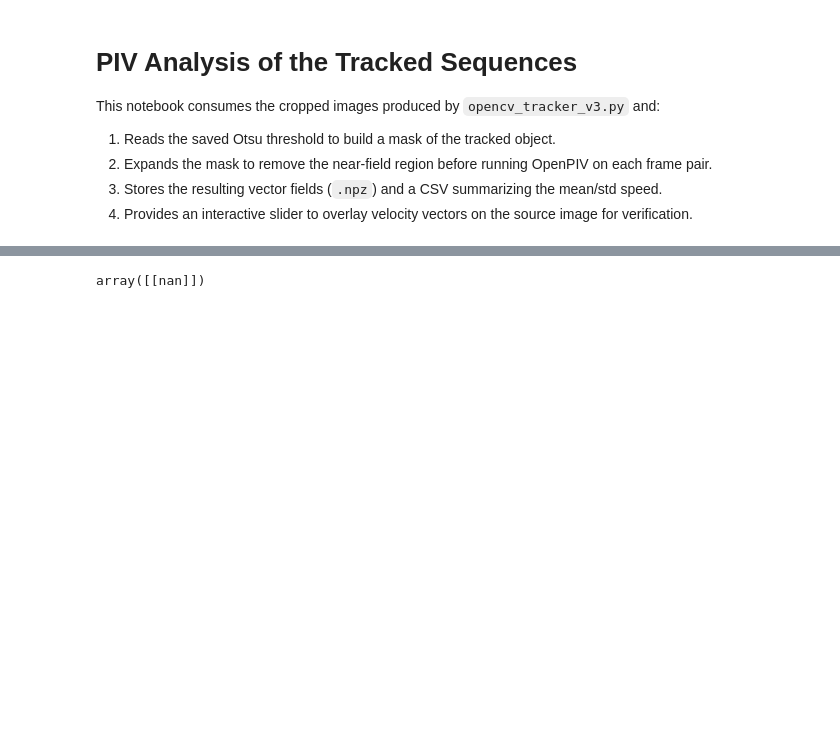
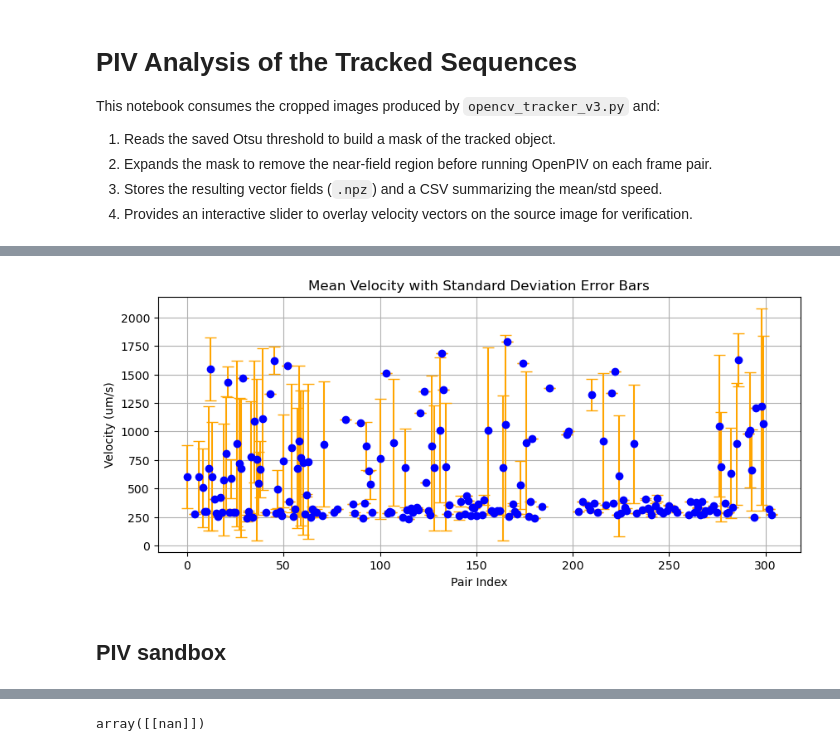
Before and after one commit to deepakkrishnamurthy/gravitymachine-analysis-scripts, a Jupyter notebook: notebooks/piv_processing.ipynb, the cells around one changed output, grey strips where cells are left out. Cells and saved outputs as stored; diff of their text form; code cells hidden in the pictures; blank space fills up the shorter version.

```diff
--- a/notebooks/piv_processing.ipynb
+++ b/notebooks/piv_processing.ipynb
@@ -41,6 +41,7 @@ try:
     process_module = _import_module('openpiv.process', 'openpiv.pyprocess')
     scaling = _import_module('openpiv.scaling')
     validation = _import_module('openpiv.validation')
+    tools = _import_module('openpiv.tools')
 except ModuleNotFoundError as exc:
     raise ModuleNotFoundError(
         "OpenPIV is required for the PIV cells. Install it with `pip install openpiv==0.23.4 using the same Python kernel you run this notebook with, then restart the kernel."
@@ -50,6 +51,7 @@ openpiv.filters = filters
 openpiv.process = process_module
 openpiv.scaling = scaling
 openpiv.validation = validation
+openpiv.tools = tools
 # %%
 def resolve_path(path_like, base_dir: Path) -> Path:
     candidate = Path(path_like)
@@ -115,9 +117,7 @@ Loaded 1 folder summaries and 157 tracking rows.
 # %%
 def build_far_field_mask(image: np.ndarray, threshold: float, iterations: int = 5):
     _, mask = cv2.threshold(image, int(threshold), 255, cv2.THRESH_BINARY)
-    # check mask is not empty
     if not np.any(mask):
-        # Fall back to a default Otsu threshold if the provided threshold results in an empty mask
         _, mask = cv2.threshold(image, 0, 255, cv2.THRESH_BINARY + cv2.THRESH_OTSU)
 
     kernel = cv2.getStructuringElement(cv2.MORPH_ELLIPSE, (11, 11))
@@ -125,8 +125,35 @@ def build_far_field_mask(image: np.ndarray, threshold: float, iterations: int =
     far_field = cv2.bitwise_not(expanded)
     return far_field, expanded
 
+def histogram_stretch(image: np.ndarray, lower_pct: float = 0.1, upper_pct: float = 99.9) -> np.ndarray:
+    arr = np.asarray(image, dtype=np.float32)
+    if arr.ndim != 2:
+        arr = cv2.cvtColor(arr, cv2.COLOR_BGR2GRAY)
+    low = np.percentile(arr, lower_pct)
+    high = np.percentile(arr, upper_pct)
+    if high <= low:
+        return arr.astype(np.uint8)
+    stretched = (arr - low) * (255.0 / (high - low))
+    stretched = np.clip(stretched, 0, 255).astype(np.uint8)
+    return stretched
+
 def even_window_size(value: int, minimum: int = 32) -> int:
     sanitized = max(minimum, value)
     if sanitized % 2 != 0:
         sanitized -= 1
     return max(sanitized, minimum)
+
+def mask_vectors_by_image_mask(x, y, u, v, mask):
+    mask_arr = np.asarray(mask)
+    if mask_arr.ndim != 2:
+        return u, v
+    object_mask = mask_arr == 0
+    h, w = object_mask.shape
+    xi = np.clip(np.round(x).astype(int), 0, w - 1)
+    yi = np.clip(np.round(y).astype(int), 0, h - 1)
+    inside_object = object_mask[yi, xi]
+    u_out = np.asarray(u, dtype=float).copy()
+    v_out = np.asarray(v, dtype=float).copy()
+    u_out[inside_object] = np.nan
+    v_out[inside_object] = np.nan
+    return u_out, v_out
@@ -311,3 +390,16 @@ VBox(children=(Dropdown(description='Subfolder', options=('0',), value='0'), Int
+# %%
+# Plot the mean velocity and std velocity vs pair_index as an error bar plot using matplotlib, with mean velocity in blue and std velocity in orange
+plt.figure(figsize=(10, 4))
+plt.errorbar(stats_df['pair_index'], stats_df['mean_velocity'], yerr=stats_df['std_velocity'], fmt='o', ecolor='orange', color='blue', capsize=5)
+plt.title('Mean Velocity with Standard Deviation Error Bars')
+plt.xlabel('Pair Index')
+plt.ylabel('Velocity (um/s)')
+plt.grid()
+plt.show()
+# %% [output]
+[figure, added]
+# %% [markdown]
+## PIV sandbox
 # %%
 # PIV sandbox
 
```
Also changed, not shown: parts of 13 cells of this notebook, 5 other files.
